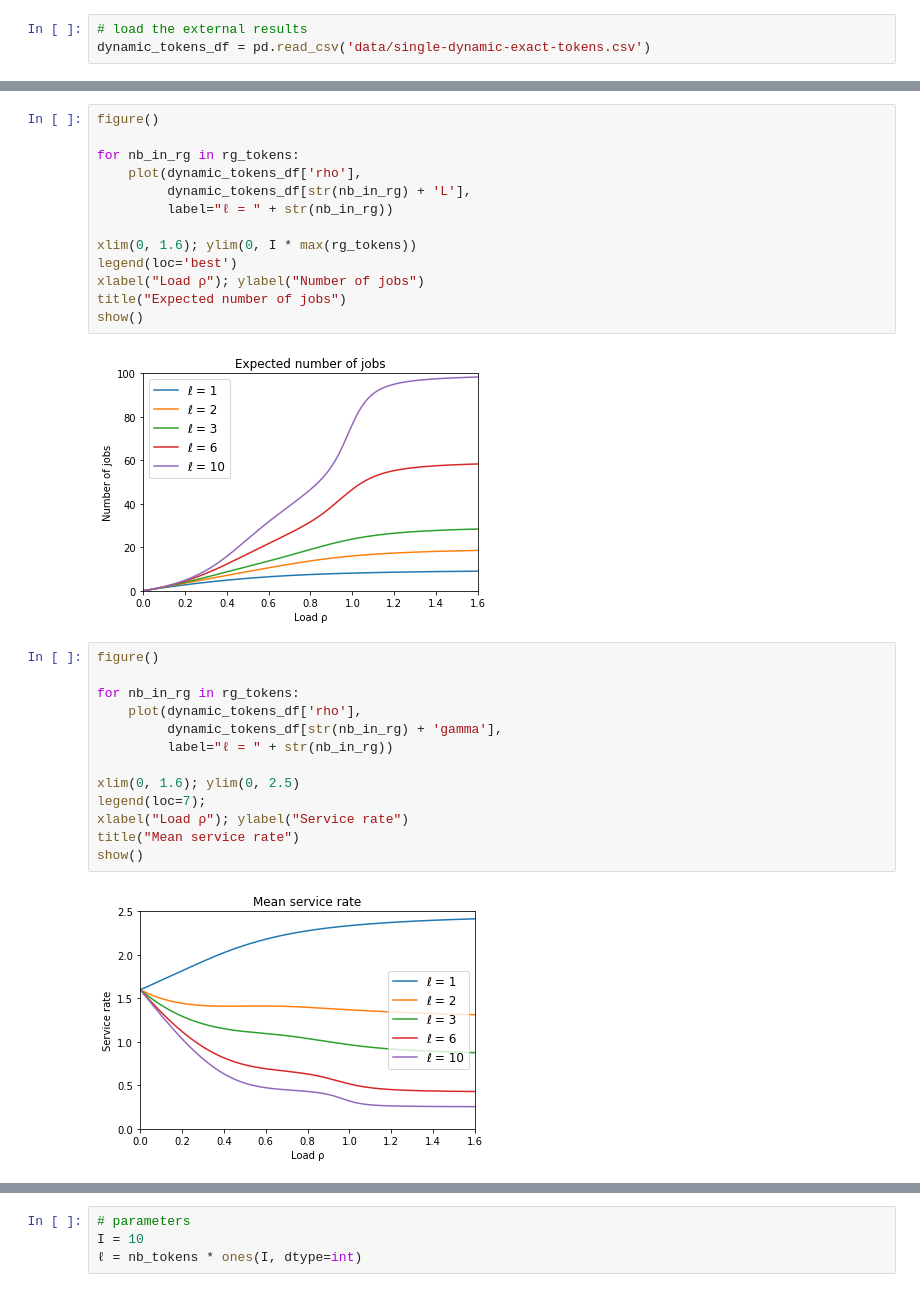
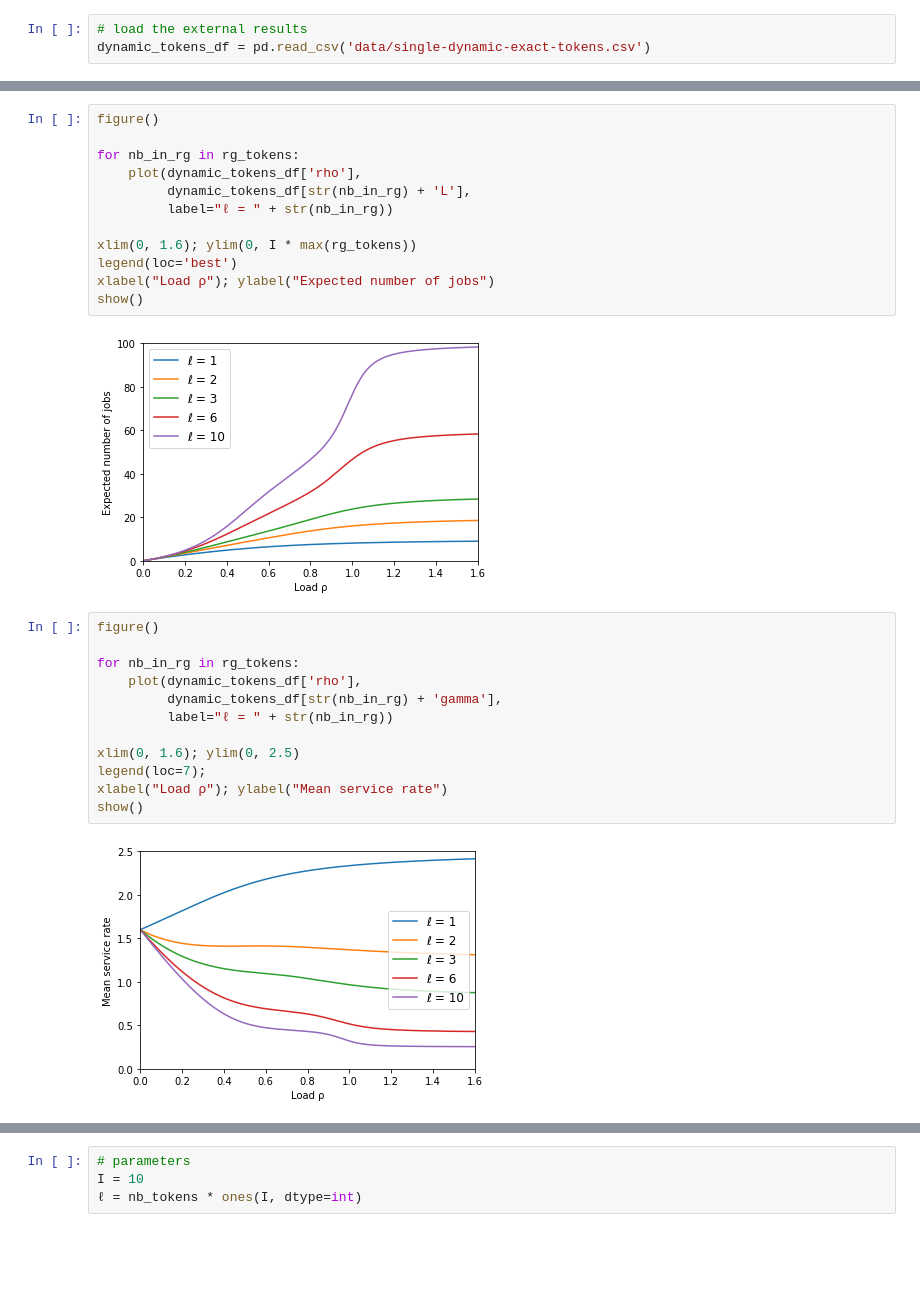
Before and after one commit to ccomte/phd-thesis, a Jupyter notebook: 8-load-balancing/plot.ipynb, the cells around one changed output, grey strips where cells are left out. Drawn from its saved outputs; the diff is of its cells as text; blank space fills up the shorter version.

```diff
--- a/8-load-balancing/plot.ipynb
+++ b/8-load-balancing/plot.ipynb
@@ -331,18 +332,17 @@ show()
 # %%
 figure()
 
 for nb_in_rg in rg_tokens:
     plot(dynamic_tokens_df['rho'],
          dynamic_tokens_df[str(nb_in_rg) + 'L'],
          label="ℓ = " + str(nb_in_rg))
 
 xlim(0, 1.6); ylim(0, I * max(rg_tokens))
 legend(loc='best')
-xlabel("Load ρ"); ylabel("Number of jobs")
-title("Expected number of jobs")
+xlabel("Load ρ"); ylabel("Expected number of jobs")
 show()
 # %% [output]
-[figure, old version]
+[figure, new version]
 # %%
 figure()
 
@@ -353,9 +353,8 @@ for nb_in_rg in rg_tokens:
 
 xlim(0, 1.6); ylim(0, 2.5)
 legend(loc=7);
-xlabel("Load ρ"); ylabel("Service rate")
-title("Mean service rate")
+xlabel("Load ρ"); ylabel("Mean service rate")
 show()
 # %% [output]
-[figure, old version]
+[figure, new version]
 # %% [markdown]
```
Also changed, not shown: parts of 29 cells of this notebook, 2 other files.
